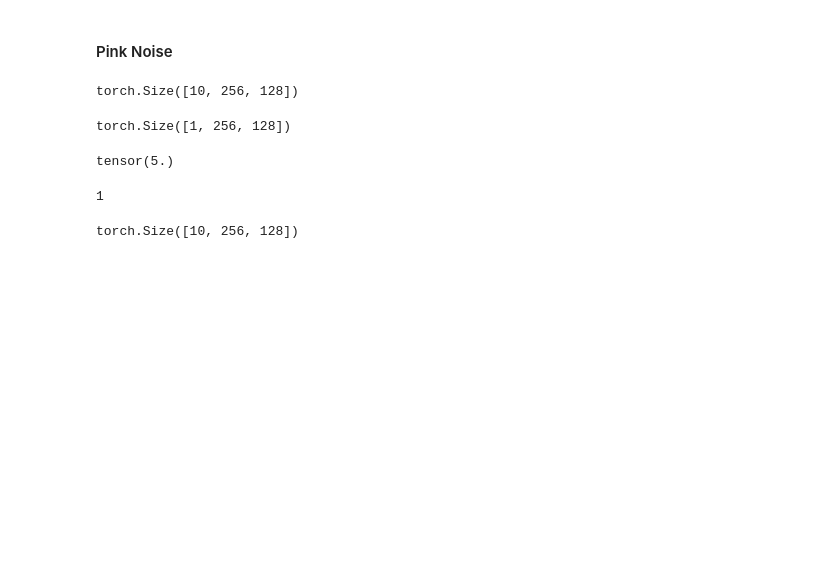
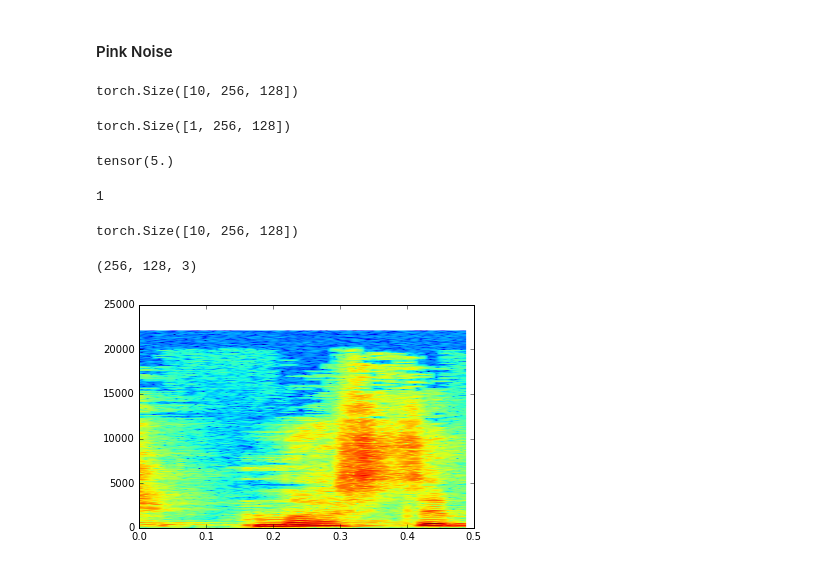
Before and after one commit to terrytykuo/cocktail, a Jupyter notebook: playground.ipynb, the cells around one changed output. Saved outputs shown, nothing was run; the diff lists cells and outputs as text; code cells hidden in the pictures; blank space fills up the shorter version.

```diff
--- a/playground.ipynb
+++ b/playground.ipynb
@@ -1931,0 +1937,4 @@ torch.Size([10, 256, 128])
+# %%
+mix.shape
+# %% [output]
+(256, 128, 3)
@@ -1931,0 +1951,6 @@ torch.Size([10, 256, 128])
+# %%
+fs, x = scipy.io.wavfile.read('/Users/Terry/Downloads/wav/captaincook_62_15.wav') # read audio file as np array
+spec, _, _, _= plt.specgram(x, Fs=fs, NFFT=1024, noverlap=900)
+plt.show()
+# %% [output]
+[figure, added]
```
Also changed, not shown: parts of 5 cells of this notebook, 3 other files.
